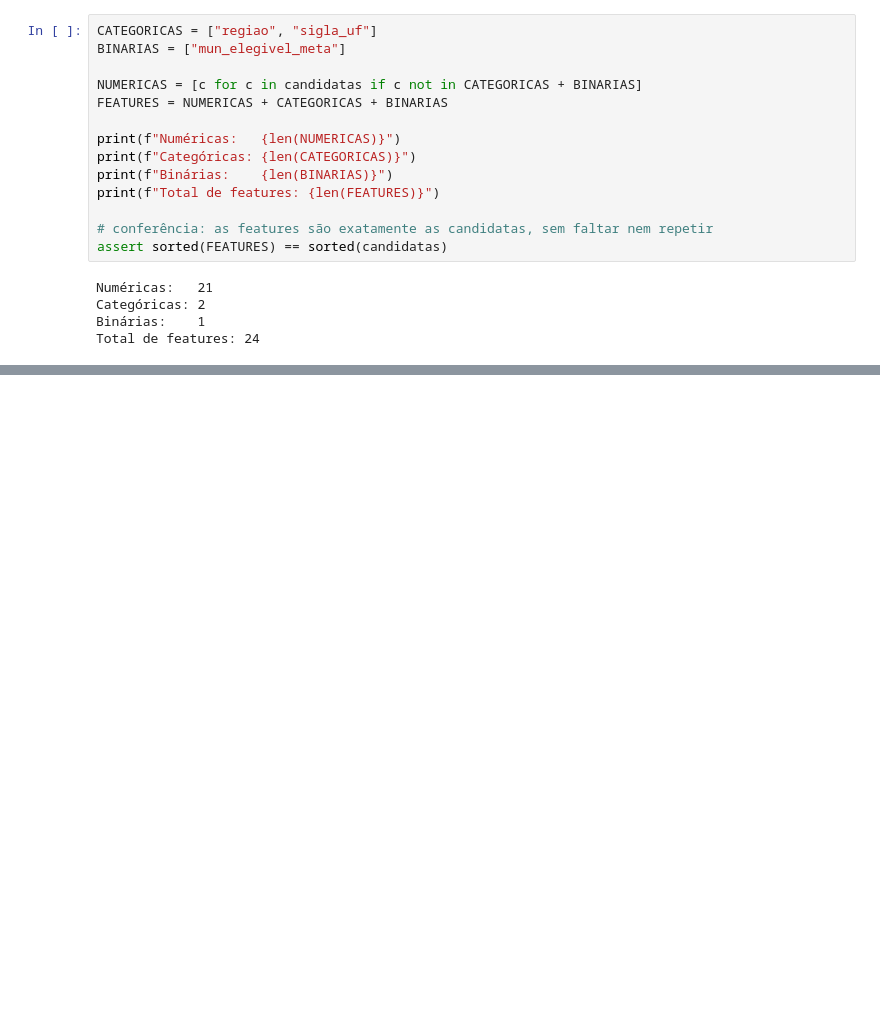
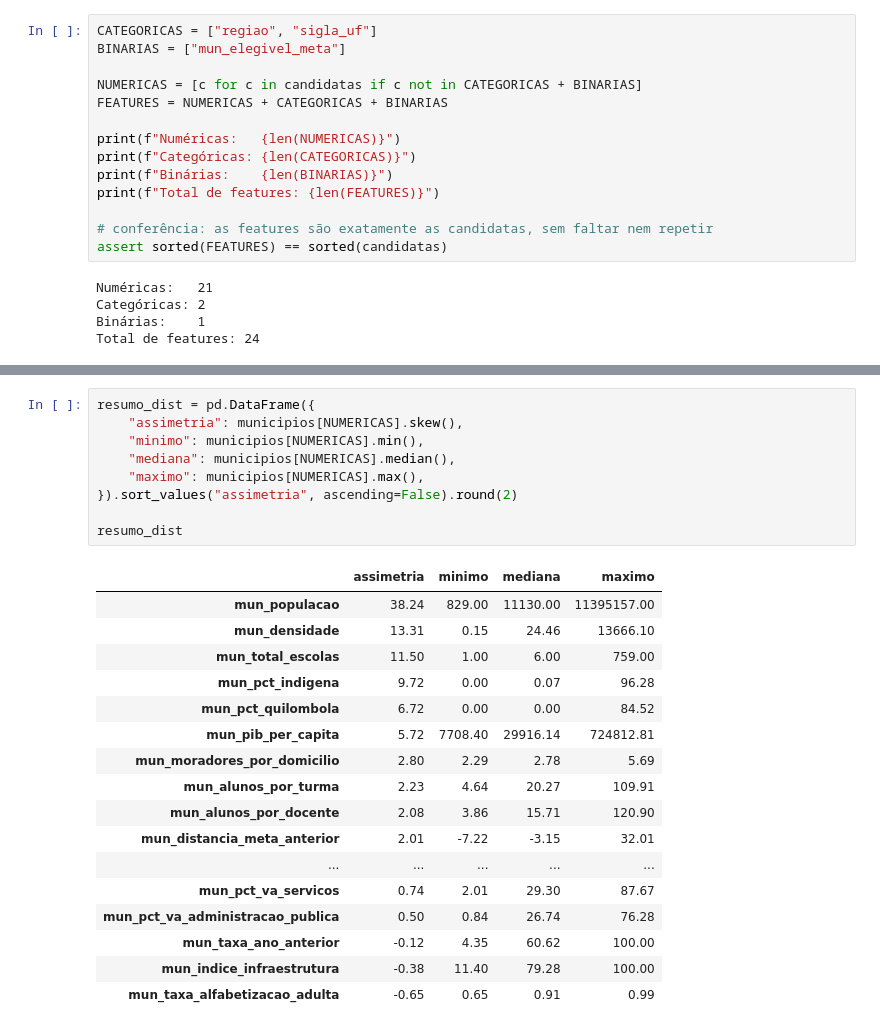
Before and after one commit to LiraJoviniano/tech-challenge-fase3, a Jupyter notebook: notebooks/02_selecao_features.ipynb, the cells around one changed output, grey strips where cells are left out. Cells and saved outputs as stored; diff of their text form; blank space fills up the shorter version.

```diff
--- a/notebooks/02_selecao_features.ipynb
+++ b/notebooks/02_selecao_features.ipynb
@@ -320,0 +340,27 @@ maior risco. Por isso o RS foi mantido na base.
+# %%
+resumo_dist = pd.DataFrame({
+    "assimetria": municipios[NUMERICAS].skew(),
+    "minimo": municipios[NUMERICAS].min(),
+    "mediana": municipios[NUMERICAS].median(),
+    "maximo": municipios[NUMERICAS].max(),
+}).sort_values("assimetria", ascending=False).round(2)
+
+resumo_dist
+# %% [output]
+|  | assimetria | minimo | mediana | maximo |
+| mun_populacao | 38.24 | 829.00 | 11130.00 | 11395157.00 |
+| mun_densidade | 13.31 | 0.15 | 24.46 | 13666.10 |
+| mun_total_escolas | 11.50 | 1.00 | 6.00 | 759.00 |
+| mun_pct_indigena | 9.72 | 0.00 | 0.07 | 96.28 |
+| mun_pct_quilombola | 6.72 | 0.00 | 0.00 | 84.52 |
+| mun_pib_per_capita | 5.72 | 7708.40 | 29916.14 | 724812.81 |
+| mun_moradores_por_domicilio | 2.80 | 2.29 | 2.78 | 5.69 |
+| mun_alunos_por_turma | 2.23 | 4.64 | 20.27 | 109.91 |
+| mun_alunos_por_docente | 2.08 | 3.86 | 15.71 | 120.90 |
+| mun_distancia_meta_anterior | 2.01 | -7.22 | -3.15 | 32.01 |
+| ... | ... | ... | ... | ... |
+| mun_pct_va_servicos | 0.74 | 2.01 | 29.30 | 87.67 |
+| mun_pct_va_administracao_publica | 0.50 | 0.84 | 26.74 | 76.28 |
+| mun_taxa_ano_anterior | -0.12 | 4.35 | 60.62 | 100.00 |
+| mun_indice_infraestrutura | -0.38 | 11.40 | 79.28 | 100.00 |
+| mun_taxa_alfabetizacao_adulta | -0.65 | 0.65 | 0.91 | 0.99 |
```
Also changed, not shown: parts of 9 cells of this notebook.
